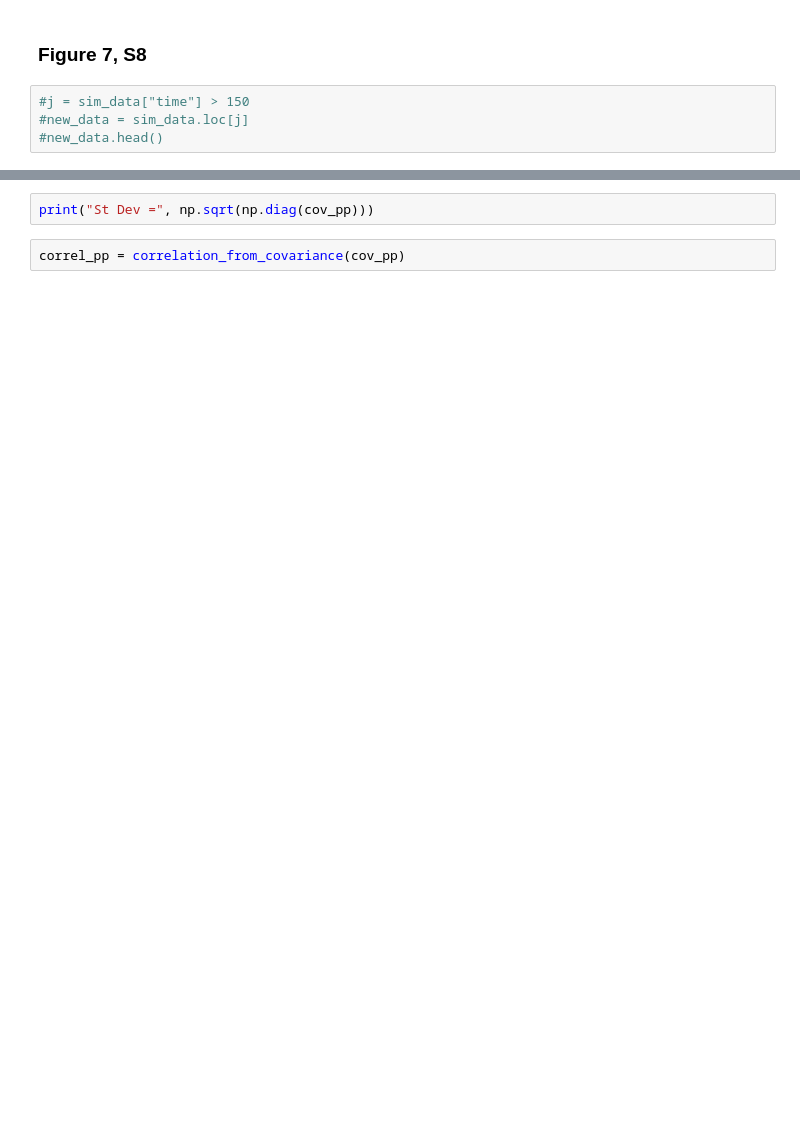
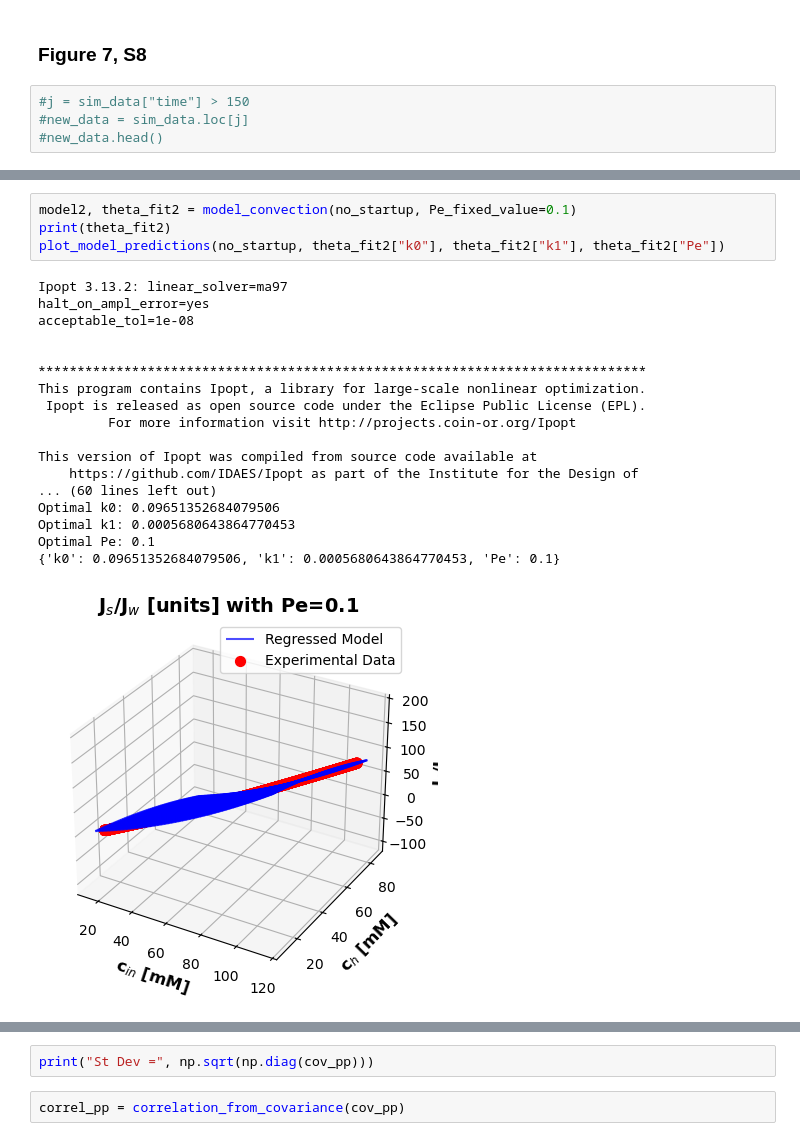
Before and after one commit to dowlinglab/dynamic-diafiltration-pyomo, a Jupyter notebook: DATA2_visualization.ipynb, the cells around one changed output, grey strips where cells are left out. Saved outputs shown, nothing was run; the diff lists cells and outputs as text; blank space fills up the shorter version.

```diff
--- a/DATA2_visualization.ipynb
+++ b/DATA2_visualization.ipynb
@@ -263,0 +419,23 @@ print(theta_fit)
+# %%
+model2, theta_fit2 = model_convection(no_startup, Pe_fixed_value=0.1)
+print(theta_fit2)
+plot_model_predictions(no_startup, theta_fit2["k0"], theta_fit2["k1"], theta_fit2["Pe"])
+# %% [output]
+Ipopt 3.13.2: linear_solver=ma97
+halt_on_ampl_error=yes
+acceptable_tol=1e-08
+
+
+******************************************************************************
+This program contains Ipopt, a library for large-scale nonlinear optimization.
+ Ipopt is released as open source code under the Eclipse Public License (EPL).
+         For more information visit http://projects.coin-or.org/Ipopt
+
+This version of Ipopt was compiled from source code available at
+    https://github.com/IDAES/Ipopt as part of the Institute for the Design of
+... (60 lines left out)
+Optimal k0: 0.09651352684079506
+Optimal k1: 0.0005680643864770453
+Optimal Pe: 0.1
+{'k0': 0.09651352684079506, 'k1': 0.0005680643864770453, 'Pe': 0.1}
+[figure, added]
```
Also changed, not shown: parts of 25 cells of this notebook, 2 other files.
